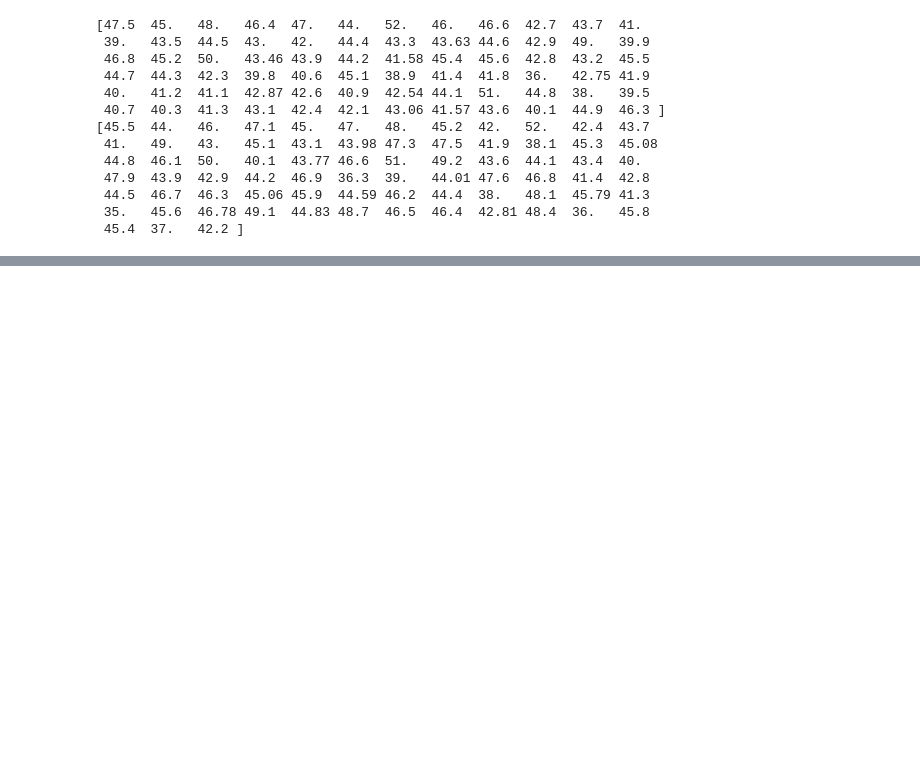
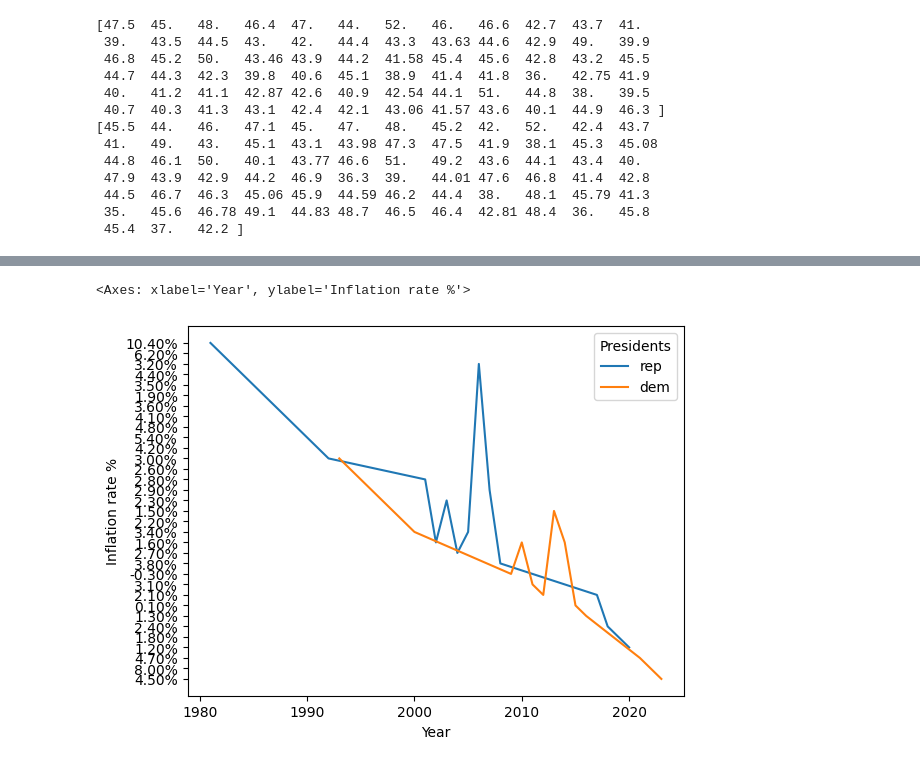
Before and after one commit to qusayqadir/PredictingUS-Election2024, a Jupyter notebook: ElectionData-EDA.ipynb, the cells around one changed output, grey strips where cells are left out. Saved outputs shown, nothing was run; the diff lists cells and outputs as text; code cells hidden in the pictures; blank space fills up the shorter version.

```diff
--- a/ElectionData-EDA.ipynb
+++ b/ElectionData-EDA.ipynb
@@ -258,0 +276,5 @@ print(df_polling['rep'].unique())
+# %%
+sns.lineplot(data=df_economy, x='Year', y='Inflation rate %', hue='Presidents')
+# %% [output]
+<Axes: xlabel='Year', ylabel='Inflation rate %'>
+[figure, added]
```
Also changed, not shown: parts of 5 cells of this notebook.
